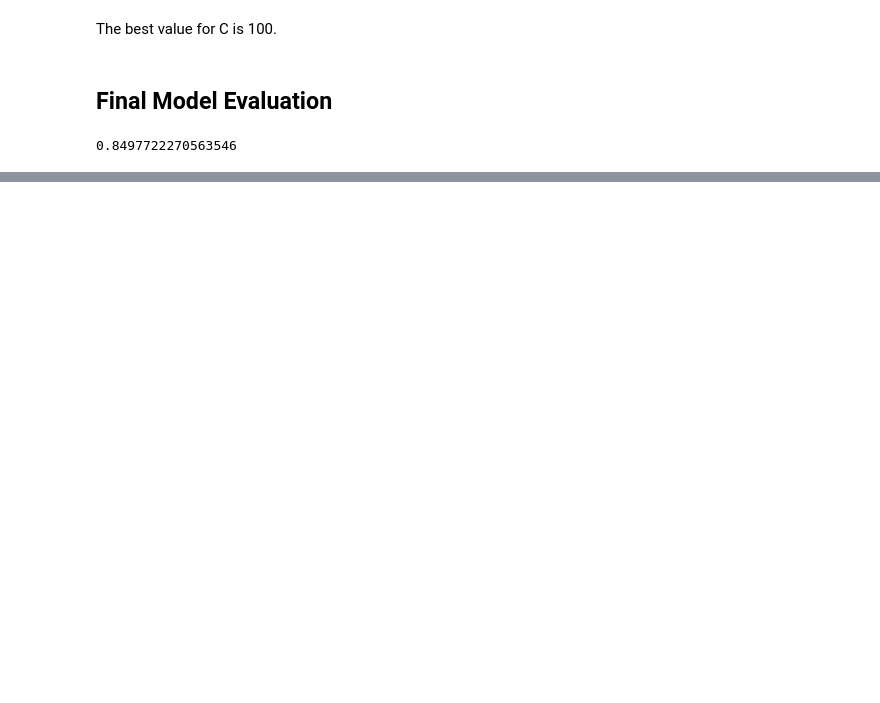
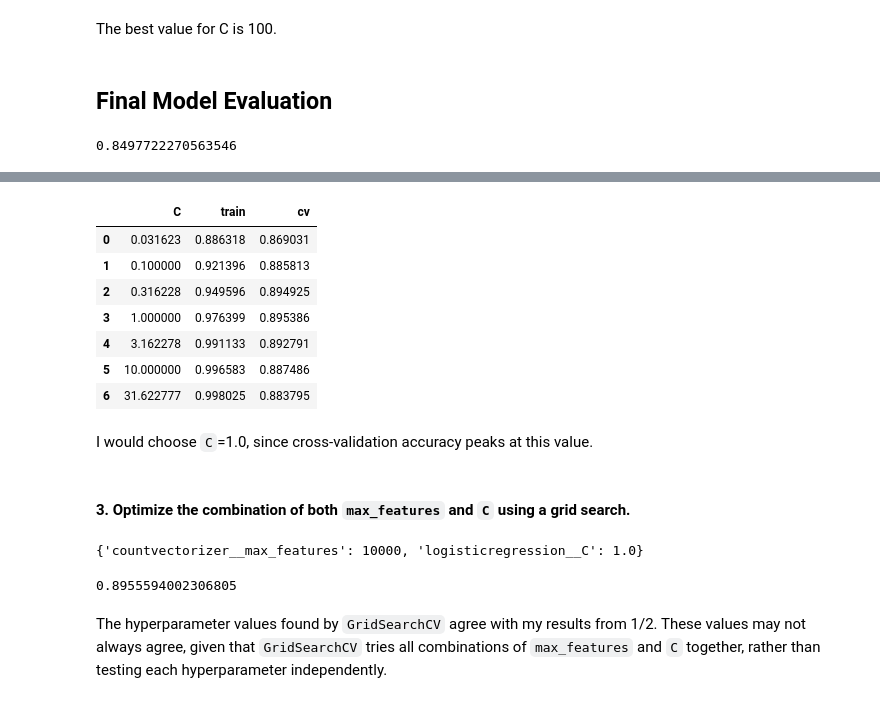
Before and after one commit to hesoru/ML_Practice, a Jupyter notebook: Classification_Problems.ipynb, the cells around one changed output, grey strips where cells are left out. Drawn from its saved outputs; the diff is of its cells as text; code cells hidden in the pictures; blank space fills up the shorter version.

```diff
--- a/Classification_Problems.ipynb
+++ b/Classification_Problems.ipynb
@@ -483,0 +647,34 @@ test_score
+# %%
+pd.DataFrame({"C": C_vals, "train": train_scores, "cv": cv_scores})
+# %% [output]
+|  | C | train | cv |
+| 0 | 0.031623 | 0.886318 | 0.869031 |
+| 1 | 0.100000 | 0.921396 | 0.885813 |
+| 2 | 0.316228 | 0.949596 | 0.894925 |
+| 3 | 1.000000 | 0.976399 | 0.895386 |
+| 4 | 3.162278 | 0.991133 | 0.892791 |
+| 5 | 10.000000 | 0.996583 | 0.887486 |
+| 6 | 31.622777 | 0.998025 | 0.883795 |
+# %% [markdown]
+I would choose `C`=1.0, since cross-validation accuracy peaks at this value.
+# %% [markdown]
+#### 3. Optimize the combination of both `max_features` and `C` using a grid search.
+# %%
+param_grid = {
+    "countvectorizer__max_features": [10, 100, 1000, 10_000, 100_000],
+    "logisticregression__C": 10.0 ** np.arange(-1.5, 2, 0.5)
+}
+grid_search = GridSearchCV(pipe_lr, param_grid = param_grid, n_jobs=-1, return_train_score=True)
+
+grid_search.fit(X_train, y_train)
+
+grid_search.best_params_
+# %% [output]
+{'countvectorizer__max_features': 10000, 'logisticregression__C': 1.0}
+# %%
+best_score = grid_search.best_score_
+best_score
+# %% [output]
+0.8955594002306805
+# %% [markdown]
+The hyperparameter values found by `GridSearchCV` agree with my results from 1/2. These values may not always agree, given that `GridSearchCV` tries all combinations of `max_features` and `C` together, rather than testing each hyperparameter independently.
```
Also changed, not shown: parts of 49 cells of this notebook, 2 other files.
